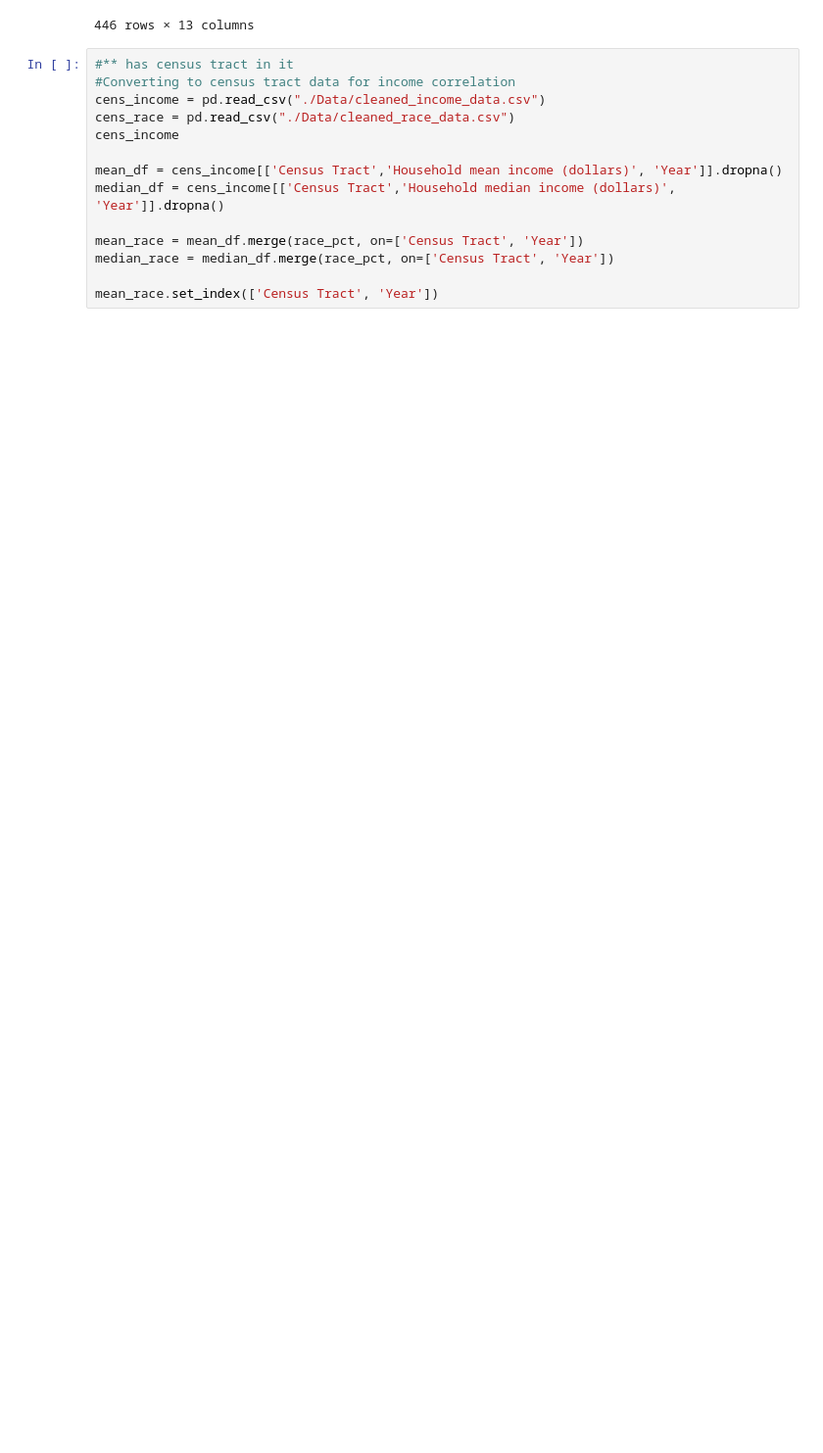
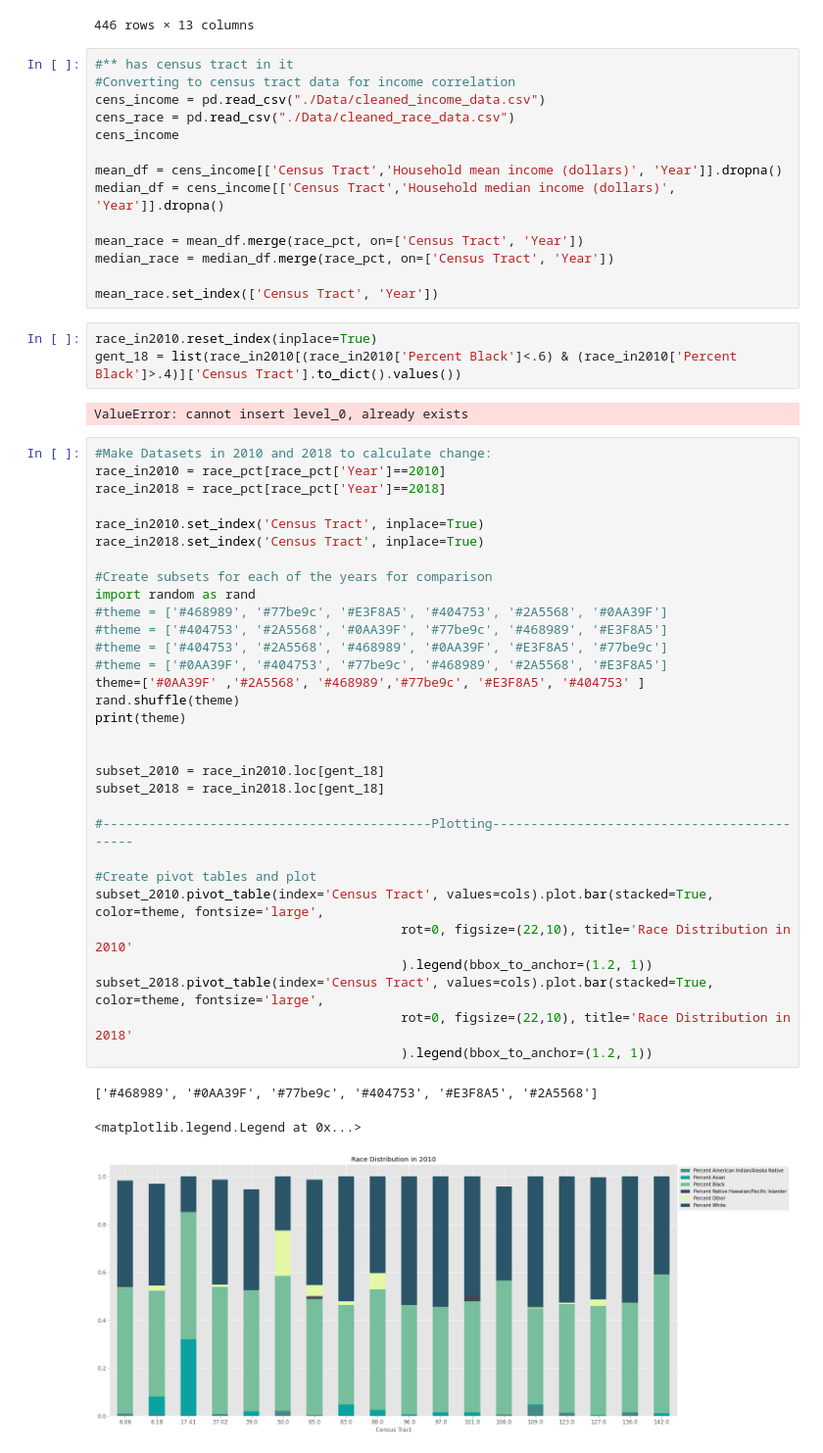
Before and after one commit to leosimanonok/DataScienceFinalTutorial, a Jupyter notebook: Leah.ipynb, the cells around one changed output. Shown: that part at 98% size. Cells and saved outputs as stored; diff of their text form; blank space fills up the shorter version.

Commit message:
graphics

```diff
--- a/Leah.ipynb
+++ b/Leah.ipynb
@@ -930,3 +930,43 @@ mean_race = mean_df.merge(race_pct, on=['Census Tract', 'Year'])
 median_race = median_df.merge(race_pct, on=['Census Tract', 'Year'])
 
 mean_race.set_index(['Census Tract', 'Year'])
+# %%
+race_in2010.reset_index(inplace=True)
+gent_18 = list(race_in2010[(race_in2010['Percent Black']<.6) & (race_in2010['Percent Black']>.4)]['Census Tract'].to_dict().values())
+# %% [output]
+ValueError: cannot insert level_0, already exists
+# %%
+#Make Datasets in 2010 and 2018 to calculate change:
+race_in2010 = race_pct[race_pct['Year']==2010]
+race_in2018 = race_pct[race_pct['Year']==2018]
+
+race_in2010.set_index('Census Tract', inplace=True)
+race_in2018.set_index('Census Tract', inplace=True)
+
+#Create subsets for each of the years for comparison
+import random as rand
+#theme = ['#468989', '#77be9c', '#E3F8A5', '#404753', '#2A5568', '#0AA39F']
+#theme = ['#404753', '#2A5568', '#0AA39F', '#77be9c', '#468989', '#E3F8A5']
+#theme = ['#404753', '#2A5568', '#468989', '#0AA39F', '#E3F8A5', '#77be9c']
+#theme = ['#0AA39F', '#404753', '#77be9c', '#468989', '#2A5568', '#E3F8A5']
+theme=['#0AA39F' ,'#2A5568', '#468989','#77be9c', '#E3F8A5', '#404753' ]
+rand.shuffle(theme)
+print(theme)
+
+
+subset_2010 = race_in2010.loc[gent_18]
+subset_2018 = race_in2018.loc[gent_18]
+
+#-------------------------------------------Plotting--------------------------------------------
+
+#Create pivot tables and plot
+subset_2010.pivot_table(index='Census Tract', values=cols).plot.bar(stacked=True, color=theme, fontsize='large',
+                                        rot=0, figsize=(22,10), title='Race Distribution in 2010'
+                                        ).legend(bbox_to_anchor=(1.2, 1))
+subset_2018.pivot_table(index='Census Tract', values=cols).plot.bar(stacked=True, color=theme, fontsize='large',
+                                        rot=0, figsize=(22,10), title='Race Distribution in 2018'
+                                        ).legend(bbox_to_anchor=(1.2, 1))
+# %% [output]
+['#468989', '#0AA39F', '#77be9c', '#404753', '#E3F8A5', '#2A5568']
+<matplotlib.legend.Legend at 0x...>
+[figure, added]
```
Also changed, not shown: parts of 6 cells of this notebook, 1 other file.
